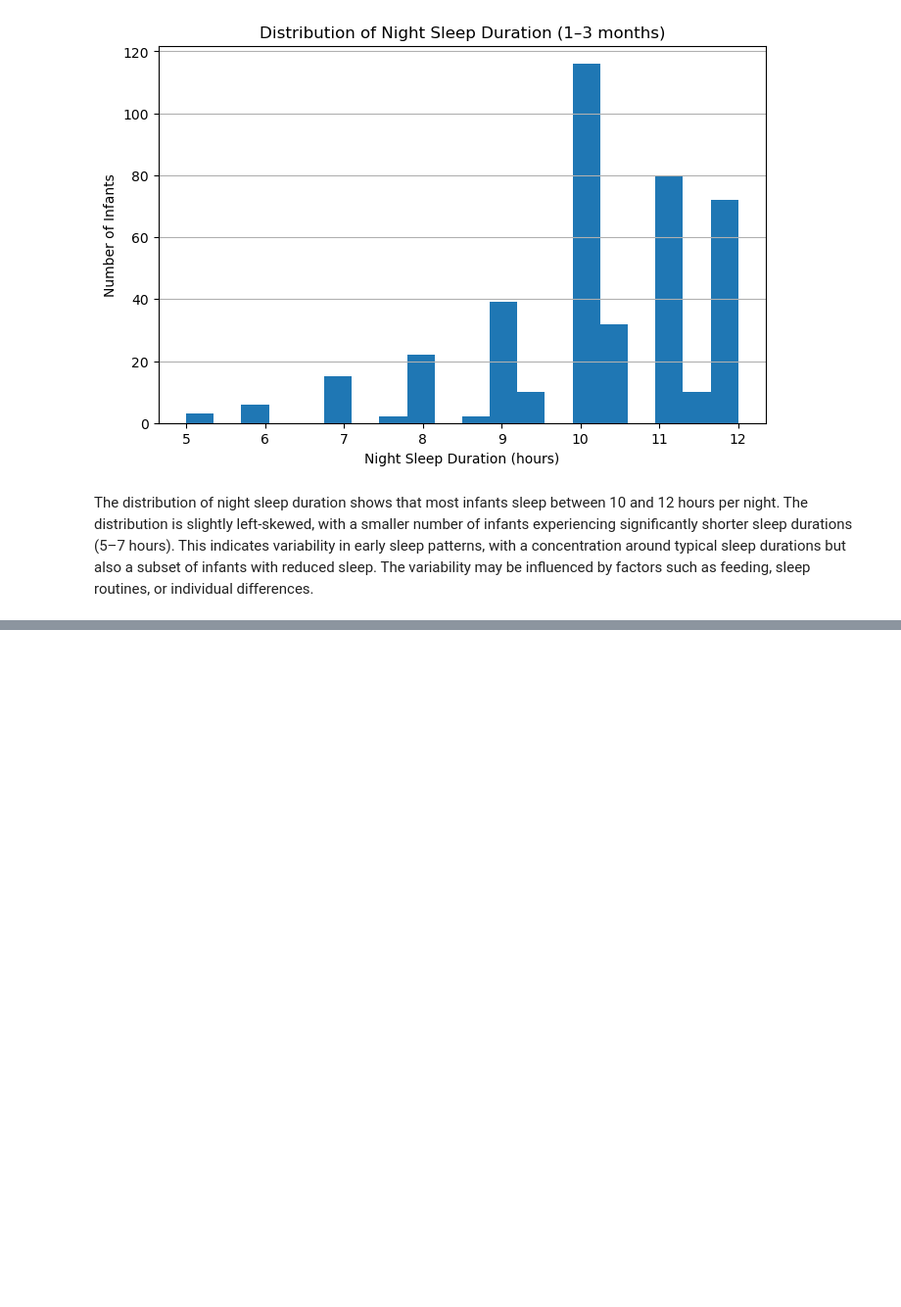
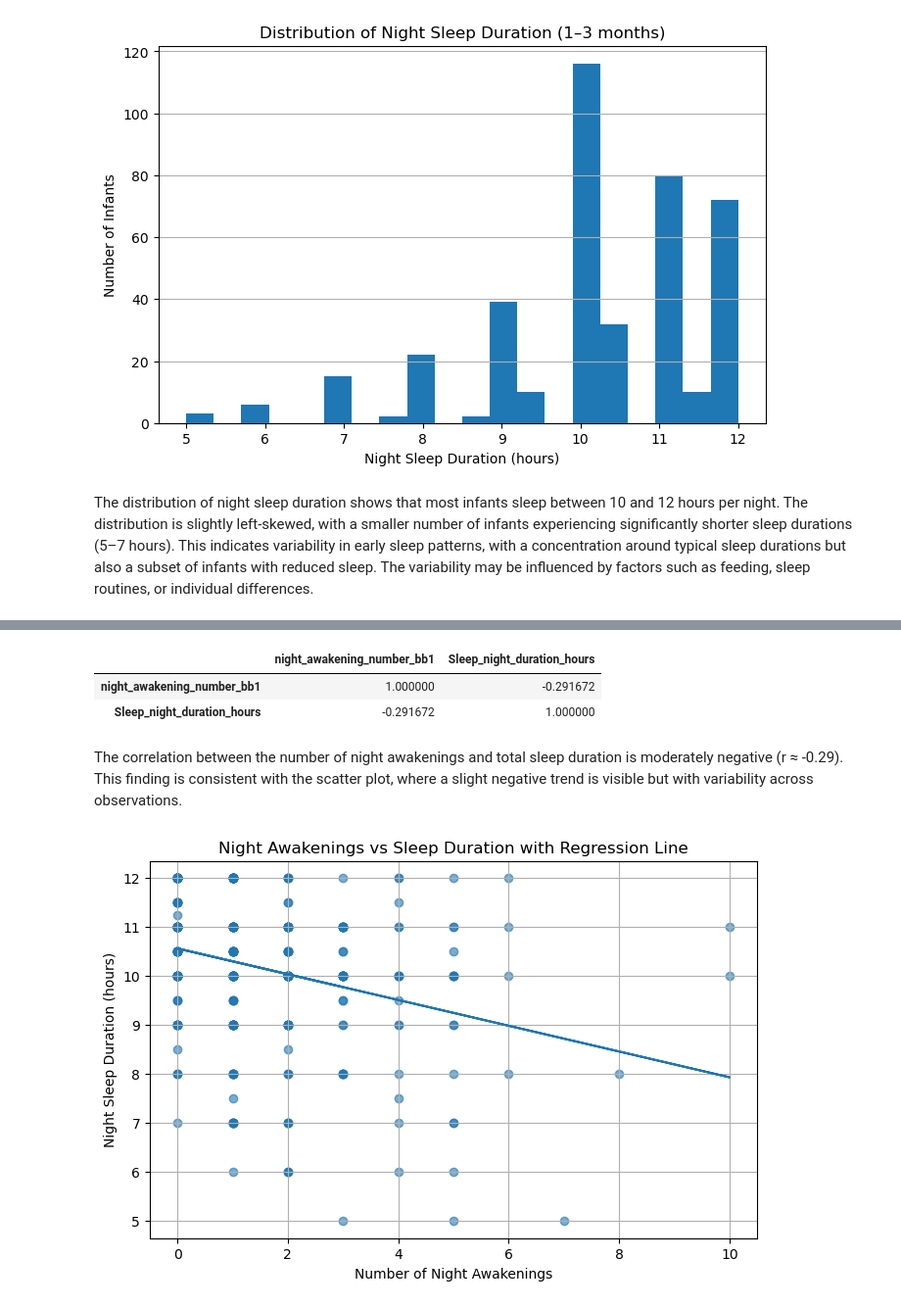
Before and after one commit to atanasovnikolay/AI_ML_DataScience, a Jupyter notebook: Data_Science_project.ipynb, the cells around one changed output, grey strips where cells are left out. Shown at 98% size. Saved outputs shown, nothing was run; the diff lists cells and outputs as text; code cells hidden in the pictures; blank space fills up the shorter version.

```diff
--- a/Data_Science_project.ipynb
+++ b/Data_Science_project.ipynb
@@ -368,0 +393,33 @@ This indicates variability in early sleep patterns, with a concentration around
+# %%
+sleep_selected[['night_awakening_number_bb1', 'Sleep_night_duration_hours']].corr()
+# %% [output]
+|  | night_awakening_number_bb1 | Sleep_night_duration_hours |
+| night_awakening_number_bb1 | 1.000000 | -0.291672 |
+| Sleep_night_duration_hours | -0.291672 | 1.000000 |
+# %% [markdown]
+The correlation between the number of night awakenings and total sleep duration is moderately negative (r ≈ -0.29).
+This finding is consistent with the scatter plot, where a slight negative trend is visible but with variability across observations.
+# %%
+clean_df = sleep_selected[['night_awakening_number_bb1', 'Sleep_night_duration_hours']].dropna()
+
+x = clean_df['night_awakening_number_bb1']
+y = clean_df['Sleep_night_duration_hours']
+
+# regression line
+slope, intercept = np.polyfit(x, y, 1)
+
+plt.figure(figsize=(8,5))
+
+plt.scatter(x, y, alpha=0.6)
+
+plt.plot(x, slope*x + intercept)  # regression line
+
+plt.xlabel("Number of Night Awakenings")
+plt.ylabel("Night Sleep Duration (hours)")
+plt.title("Night Awakenings vs Sleep Duration with Regression Line")
+
+plt.grid(True)
+
+plt.show()
+# %% [output]
+[figure, added]
```
Also changed, not shown: parts of 20 cells of this notebook.
